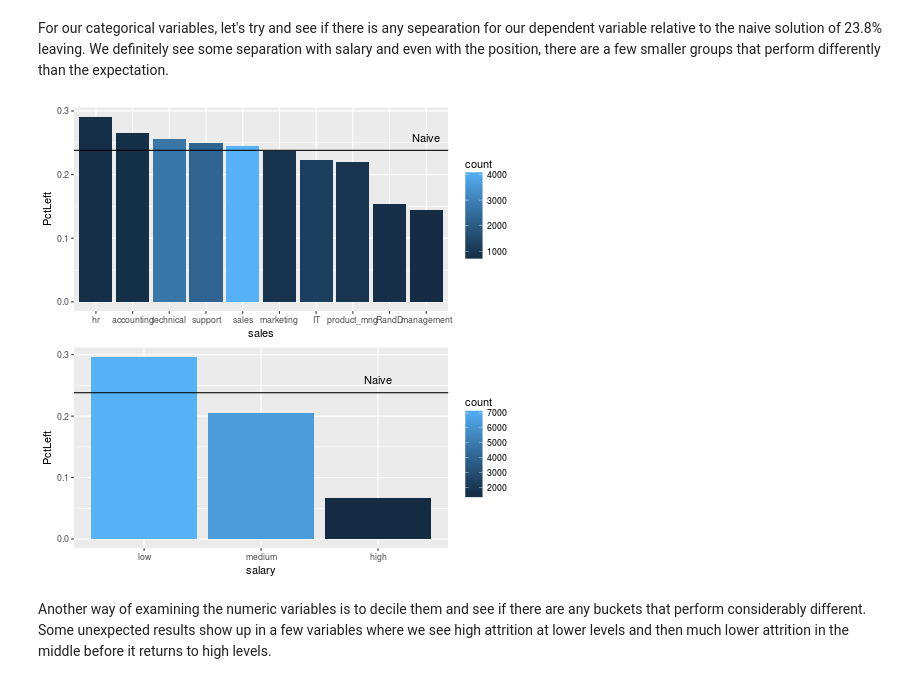
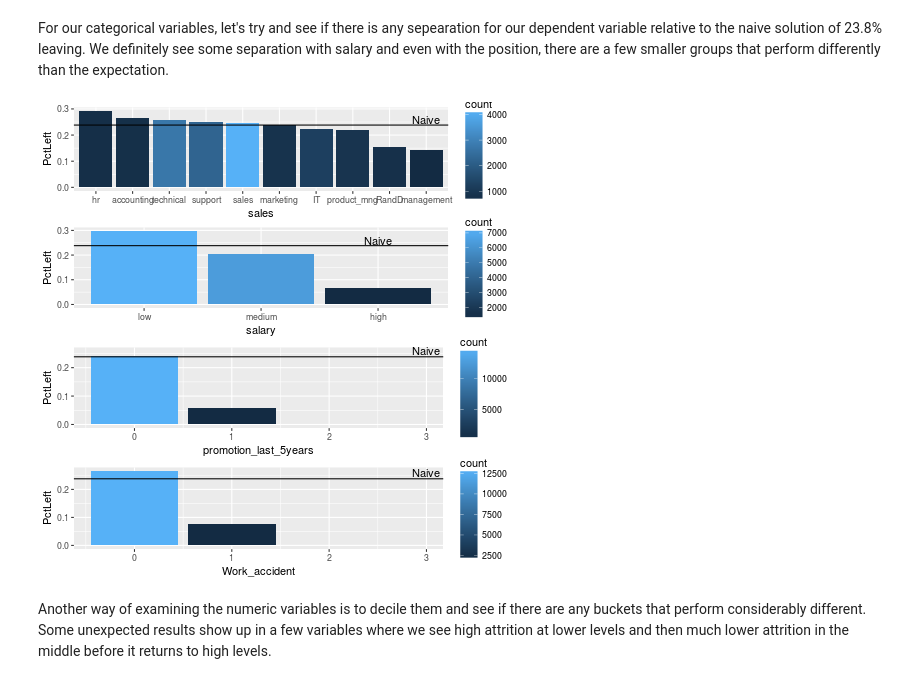
Before and after one commit to acorso522/kaggle_hr_analytics, a Jupyter notebook: hr_analytics.ipynb, the cells around one changed output. Drawn from its saved outputs; the diff is of its cells as text; code cells hidden in the pictures.

```diff
--- a/hr_analytics.ipynb
+++ b/hr_analytics.ipynb
@@ -163,3 +170,19 @@ multiplot(plotlist = plots, cols = 3)
 # %% [output]
   warnings.warn(x, RRuntimeWarning)
 [figure]
+# %%
+%%R -i hr_data
+
+hr_data$left = as.factor(hr_data$left)
+
+plots <- list()
+a = hr_data %>%
+    group_by(time_spend_company, left) %>%
+    summarize(Count = n()) %>%
+    ggplot(aes(x = time_spend_company, y = Count, group = left, fill = left)) + geom_bar(stat = 'identity', position = 'dodge')
+b = hr_data %>%
+    group_by(number_project, left) %>%
+    summarize(Count = n()) %>%
+    ggplot(aes(x = number_project, y = Count, group = left, fill = left)) + geom_bar(stat = 'identity', position = 'dodge')
+
+multiplot(a,b,cols = 2)
@@ -181,31 +206,51 @@ For our categorical variables, let's try and see if there is any sepearation for
 # %%
 %%R -i hr_data
 
 a = hr_data %>%
     group_by(sales) %>%
     summarize(PctLeft = mean(left), count = n()) %>%
     arrange(-PctLeft) %>%
     mutate(sales = factor(sales, levels = sales)) %>%
     ggplot(aes(x = sales, y = PctLeft, fill = count)) +
         geom_bar(stat = 'identity') +
         geom_hline(yintercept = mean(hr_data$left)) +
         annotate("text", 10, mean(hr_data$left) + 0.02, label = "Naive")
 
 
 b = hr_data %>%
     group_by(salary) %>%
     summarize(PctLeft = mean(left), count = n()) %>%
     arrange(-PctLeft) %>%
     mutate(salary = factor(salary, levels = salary)) %>%
     ggplot(aes(x = salary, y = PctLeft, fill = count)) +
         geom_bar(stat = 'identity') +
         geom_hline(yintercept = mean(hr_data$left)) +
         annotate("text", 3, mean(hr_data$left) + 0.02, label = "Naive")
 
+c = hr_data %>%
+    group_by(promotion_last_5years) %>%
+    summarize(PctLeft = mean(left), count = n()) %>%
+    arrange(-PctLeft) %>%
+    mutate(salary = factor(promotion_last_5years, levels = promotion_last_5years)) %>%
+    ggplot(aes(x = promotion_last_5years, y = PctLeft, fill = count)) +
+        geom_bar(stat = 'identity') +
+        geom_hline(yintercept = mean(hr_data$left)) +
+        annotate("text", 3, mean(hr_data$left) + 0.02, label = "Naive")
 
-multiplot(a,b,cols=1)
+d = hr_data %>%
+    group_by(Work_accident) %>%
+    summarize(PctLeft = mean(left), count = n()) %>%
+    arrange(-PctLeft) %>%
+    mutate(salary = factor(Work_accident, levels = Work_accident)) %>%
+    ggplot(aes(x = Work_accident, y = PctLeft, fill = count)) +
+        geom_bar(stat = 'identity') +
+        geom_hline(yintercept = mean(hr_data$left)) +
+        annotate("text", 3, mean(hr_data$left) + 0.02, label = "Naive")
+
+
+multiplot(a,b,c,d,cols=1)
 # %% [output]
-[figure, old version]
+[figure, new version]
 # %% [markdown]
 Another way of examining the numeric variables is to decile them and see if there are any buckets that perform considerably different. Some unexpected results show up in a few variables where we see high attrition at lower levels and then much lower attrition in the middle before it returns to high levels.
 # %%
```
Also changed, not shown: parts of 15 cells of this notebook, 4 other files.
